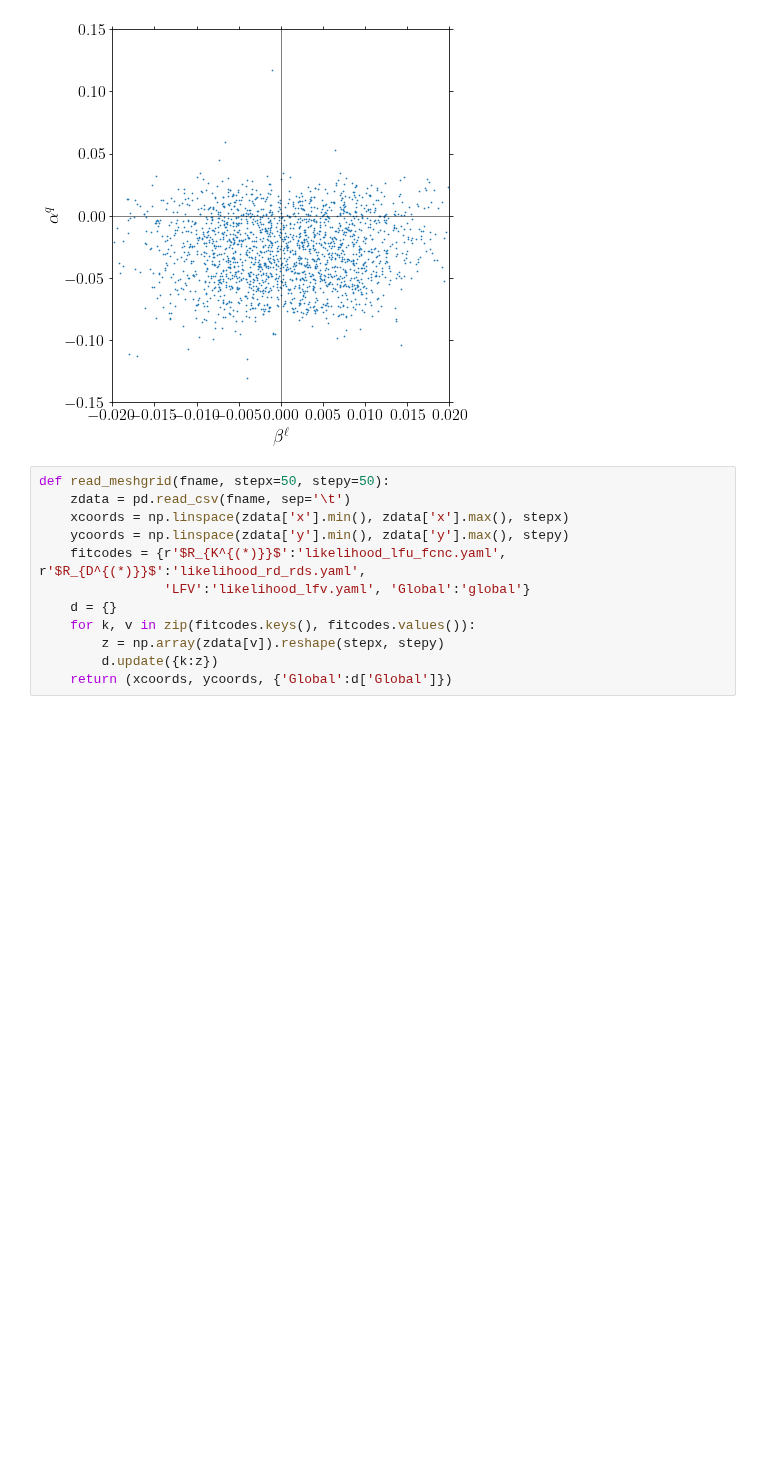
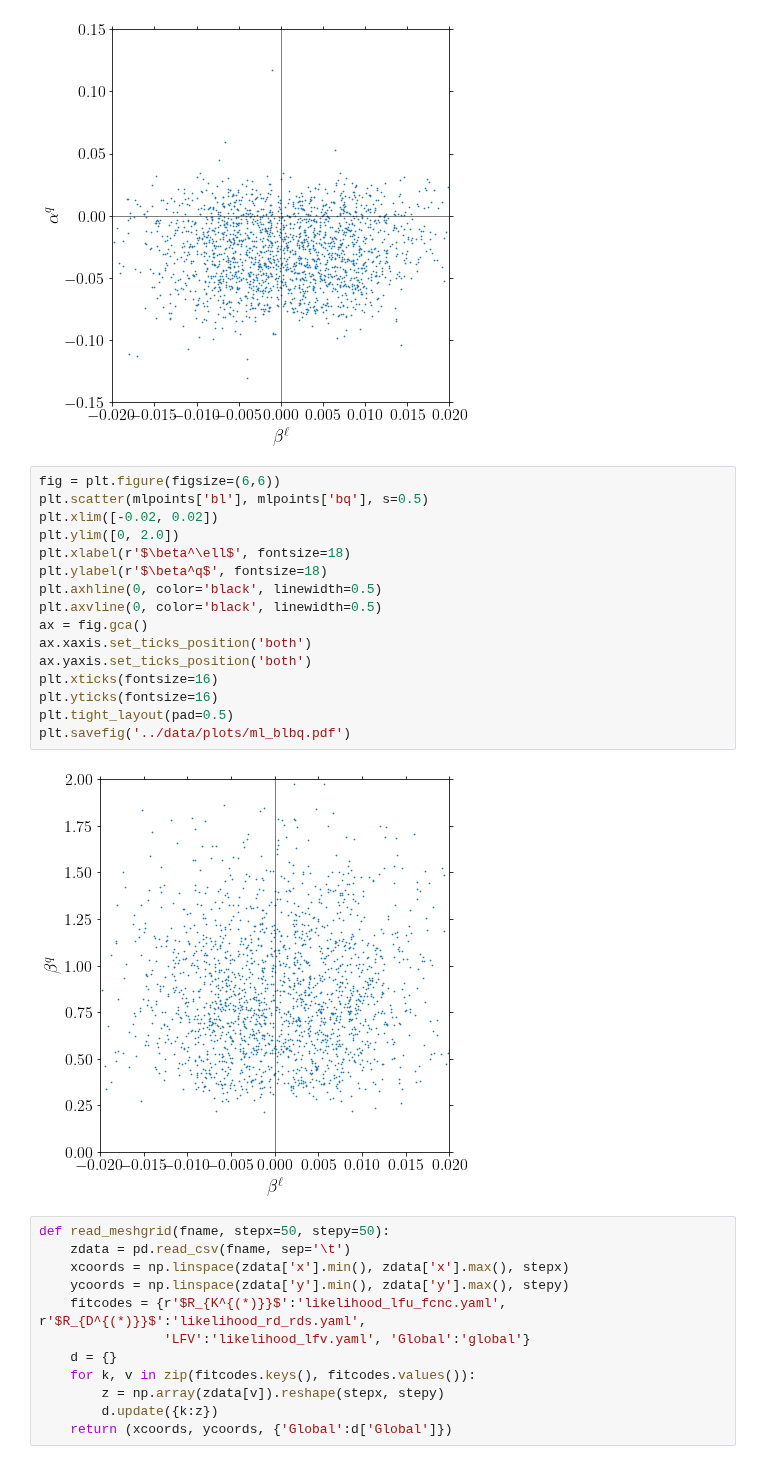
Before and after one commit to Jorge-Alda/SMEFT19-notebooks, a Jupyter notebook: PaperML/07_newplots.ipynb, the cells around one changed output. Cells and saved outputs as stored; diff of their text form; blank space fills up the shorter version.

Commit message:
Plot bl-bq
ML versus Likelihood comparison #1

```diff
--- a/PaperML/07_newplots.ipynb
+++ b/PaperML/07_newplots.ipynb
@@ -174,6 +174,24 @@ plt.tight_layout(pad=0.5)
 plt.savefig('../data/plots/ml_blaq.pdf')
 # %% [output]
 [figure]
+# %%
+fig = plt.figure(figsize=(6,6))
+plt.scatter(mlpoints['bl'], mlpoints['bq'], s=0.5)
+plt.xlim([-0.02, 0.02])
+plt.ylim([0, 2.0])
+plt.xlabel(r'$\beta^\ell$', fontsize=18)
+plt.ylabel(r'$\beta^q$', fontsize=18)
+plt.axhline(0, color='black', linewidth=0.5)
+plt.axvline(0, color='black', linewidth=0.5)
+ax = fig.gca()
+ax.xaxis.set_ticks_position('both')
+ax.yaxis.set_ticks_position('both')
+plt.xticks(fontsize=16)
+plt.yticks(fontsize=16)
+plt.tight_layout(pad=0.5)
+plt.savefig('../data/plots/ml_blbq.pdf')
+# %% [output]
+[figure, added]
 # %%
 def read_meshgrid(fname, stepx=50, stepy=50):
     zdata = pd.read_csv(fname, sep='\t')
```
Also changed, not shown: parts of 1 cell of this notebook, 4 other files.
